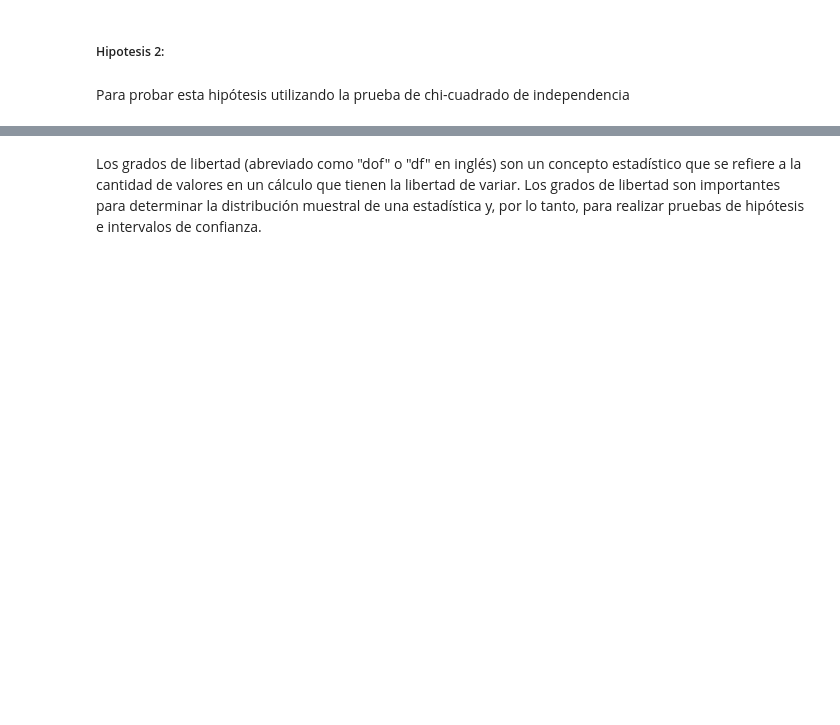
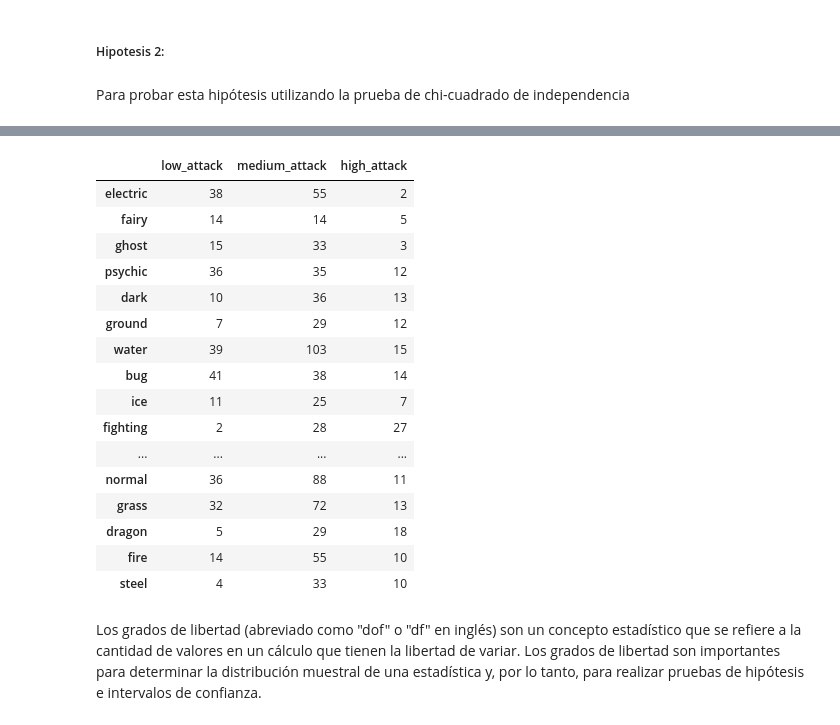
Before and after one commit to angelrodnah/DS_PT_09_2023, a Jupyter notebook: Data_Analysis/4-API/Teoría/API.ipynb, the cells around one changed output, grey strips where cells are left out. Drawn from its saved outputs; the diff is of its cells as text; code cells hidden in the pictures; blank space fills up the shorter version.

```diff
--- a/Data_Analysis/4-API/Teoría/API.ipynb
+++ b/Data_Analysis/4-API/Teoría/API.ipynb
@@ -492,6 +512,26 @@ Grados de libertad: 34
 Rechazamos la hipótesis nula.
      y concluir que la distribución del
      Ataque no es independiente de los tipos de Pokémon
+# %%
+contingency_table
+# %% [output]
+|  | low_attack | medium_attack | high_attack |
+| electric | 38 | 55 | 2 |
+| fairy | 14 | 14 | 5 |
+| ghost | 15 | 33 | 3 |
+| psychic | 36 | 35 | 12 |
+| dark | 10 | 36 | 13 |
+| ground | 7 | 29 | 12 |
+| water | 39 | 103 | 15 |
+| bug | 41 | 38 | 14 |
+| ice | 11 | 25 | 7 |
+| fighting | 2 | 28 | 27 |
+| ... | ... | ... | ... |
+| normal | 36 | 88 | 11 |
+| grass | 32 | 72 | 13 |
+| dragon | 5 | 29 | 18 |
+| fire | 14 | 55 | 10 |
+| steel | 4 | 33 | 10 |
 # %% [markdown]
 Los grados de libertad (abreviado como "dof" o "df" en inglés) son un concepto estadístico que se refiere a la cantidad de valores en un cálculo que tienen la libertad de variar. Los grados de libertad son importantes para determinar la distribución muestral de una estadística y, por lo tanto, para realizar pruebas de hipótesis e intervalos de confianza.
 # %% [markdown]
```
Also changed, not shown: parts of 6 cells of this notebook, 2 other files.
